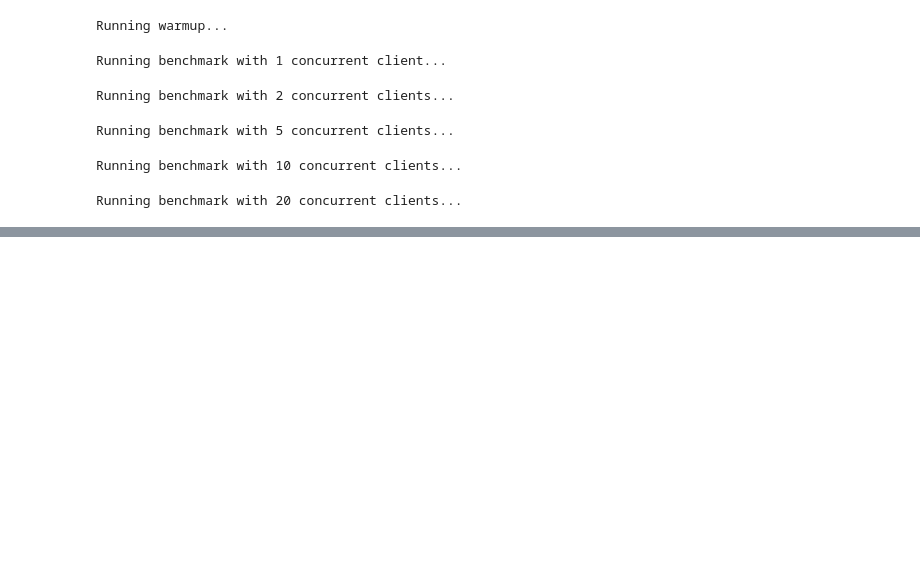
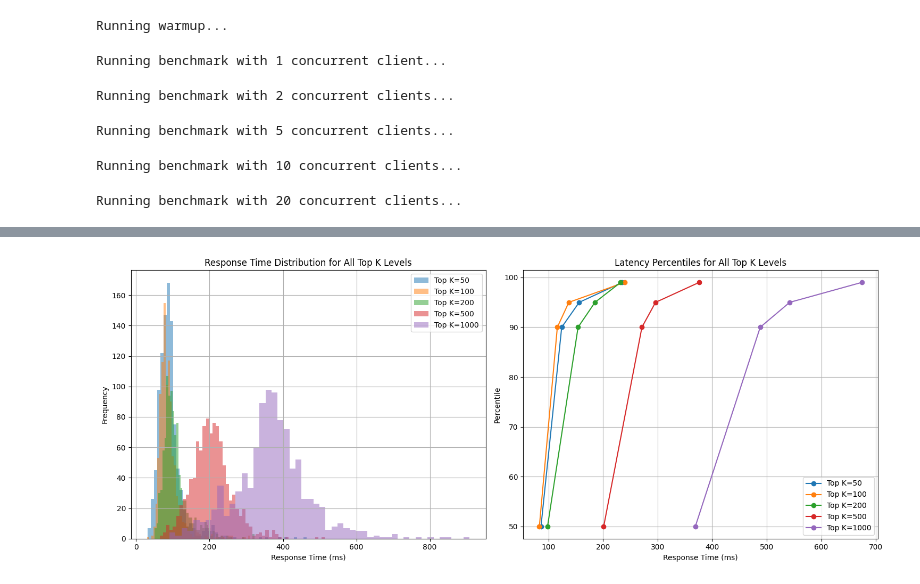
Before and after one commit to allen2c/dvs, a Jupyter notebook: scripts/run_benchmark.ipynb, the cells around one changed output, grey strips where cells are left out. Saved outputs shown, nothing was run; the diff lists cells and outputs as text; code cells hidden in the pictures; blank space fills up the shorter version.

```diff
--- a/scripts/run_benchmark.ipynb
+++ b/scripts/run_benchmark.ipynb
@@ -325,0 +357,20 @@ plt.show()
+# %%
+# Summary Tables
+
+# Calculate summary statistics for each top_k value
+summary_stats = {}
+for top_k, df in benchmark_results.items():
+    summary_stats[top_k] = {
+        "average_response_time_ms": df["response_time_ms"].mean(),
+        "success_rate": (df["status_code"] == 200).mean() * 100,
+        "total_requests": len(df),
+        "failed_requests": (df["status_code"] != 200).sum(),
+    }
+
+# Convert summary statistics to a DataFrame for better visualization
+summary_df = pd.DataFrame.from_dict(summary_stats, orient="index")
+summary_df.index.name = "Top K"
+summary_df.reset_index(inplace=True)
+
+# Display the summary table
+display(summary_df)
@@ -325,0 +384,48 @@ plt.show()
+# %%
+# Calculate percentiles and plot response time distribution for all top_k levels
+percentiles = [50, 90, 95, 99]
+
+# Create a dictionary to store percentiles for each top_k level
+percentile_data = {}
+
+# Set up the figure with subplots
+fig, (ax1, ax2) = plt.subplots(1, 2, figsize=(15, 6))
+
+# Calculate percentiles and plot response time distribution for each top_k level
+for top_k, df in benchmark_results.items():
+    # Calculate percentiles
+    percentile_values = np.percentile(df["response_time_ms"], percentiles)
+    percentile_data[top_k] = percentile_values
+
+    # Plot response time distribution
+    ax1.hist(df["response_time_ms"], bins=50, alpha=0.5, label=f"Top K={top_k}")
+
+# Configure the first subplot for response time distribution
+ax1.set_title("Response Time Distribution for All Top K Levels")
+ax1.set_xlabel("Response Time (ms)")
+ax1.set_ylabel("Frequency")
+ax1.legend()
+ax1.grid(True)
+
+# Plot latency percentiles for all top_k levels in the second subplot
+for top_k, percentile_values in percentile_data.items():
+    ax2.plot(
+        percentile_values,
+        percentiles,
+        marker="o",
+        linestyle="-",
+        label=f"Top K={top_k}",
+    )
+
+# Configure the second subplot for latency percentiles
+ax2.set_title("Latency Percentiles for All Top K Levels")
+ax2.set_xlabel("Response Time (ms)")
+ax2.set_ylabel("Percentile")
+ax2.legend()
+ax2.grid(True)
+
+# Show the combined plot
+plt.tight_layout()
+plt.show()
+# %% [output]
+[figure, added]
```
Also changed, not shown: parts of 12 cells of this notebook.
